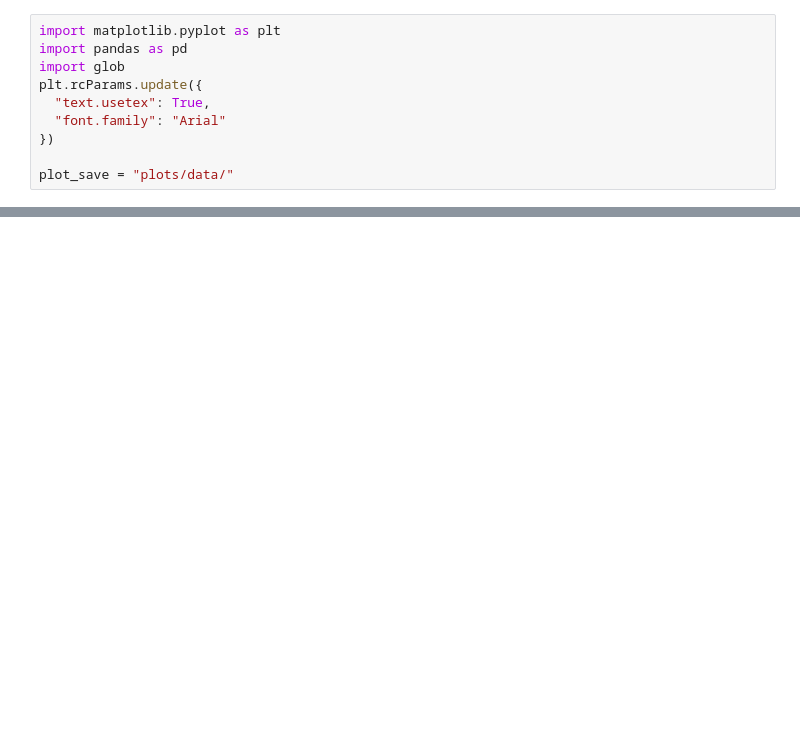
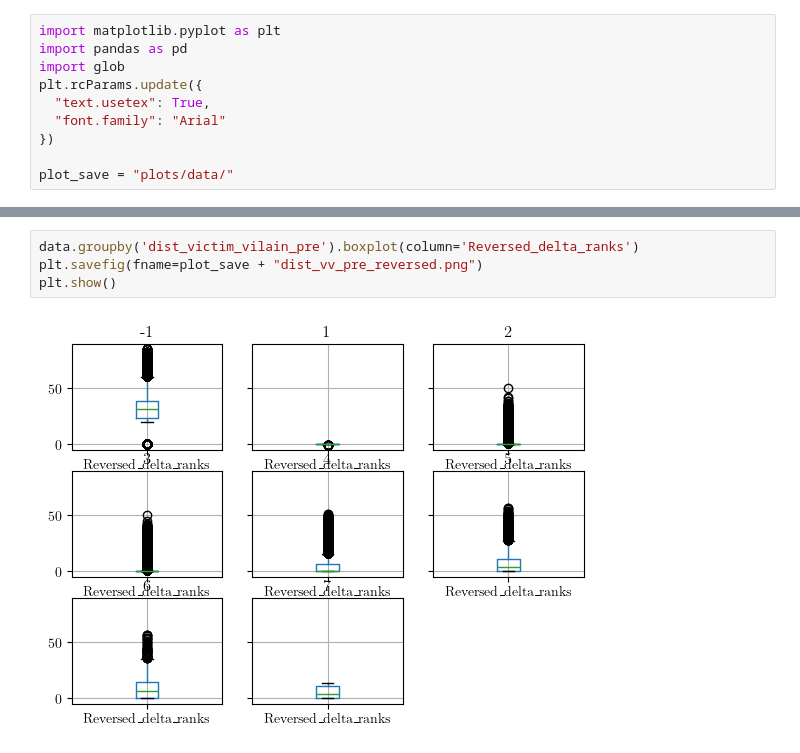
Before and after one commit to Poutchy/temp, a Jupyter notebook: sampling.ipynb, the cells around one changed output, grey strips where cells are left out. Saved outputs shown, nothing was run; the diff lists cells and outputs as text; blank space fills up the shorter version.

```diff
--- a/sampling.ipynb
+++ b/sampling.ipynb
@@ -98,0 +94,6 @@ plt.show()
+# %%
+data.groupby('dist_victim_vilain_pre').boxplot(column='Reversed_delta_ranks')
+plt.savefig(fname=plot_save + "dist_vv_pre_reversed.png")
+plt.show()
+# %% [output]
+[figure, added]
```
Also changed, not shown: parts of 43 cells of this notebook, 23 other files.
